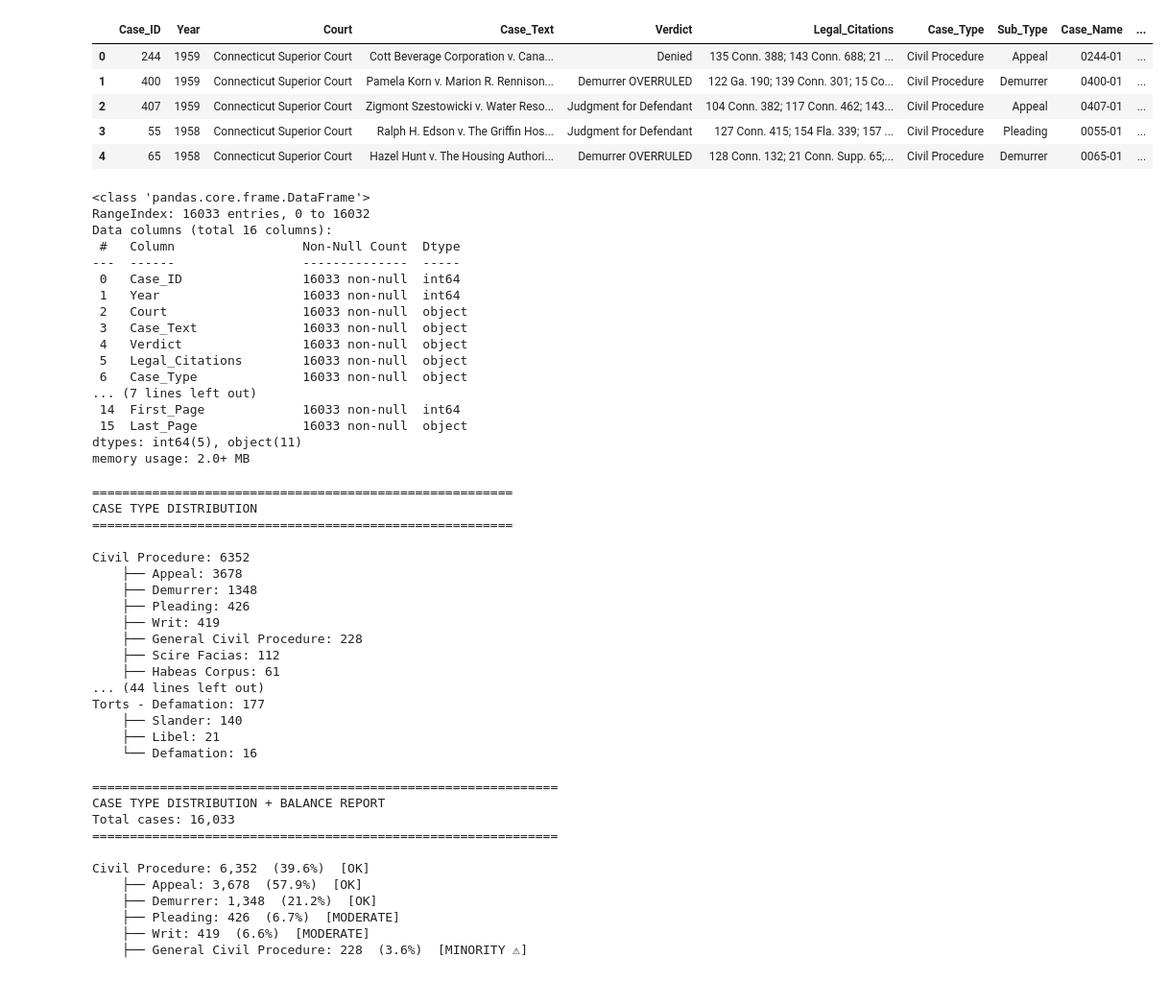
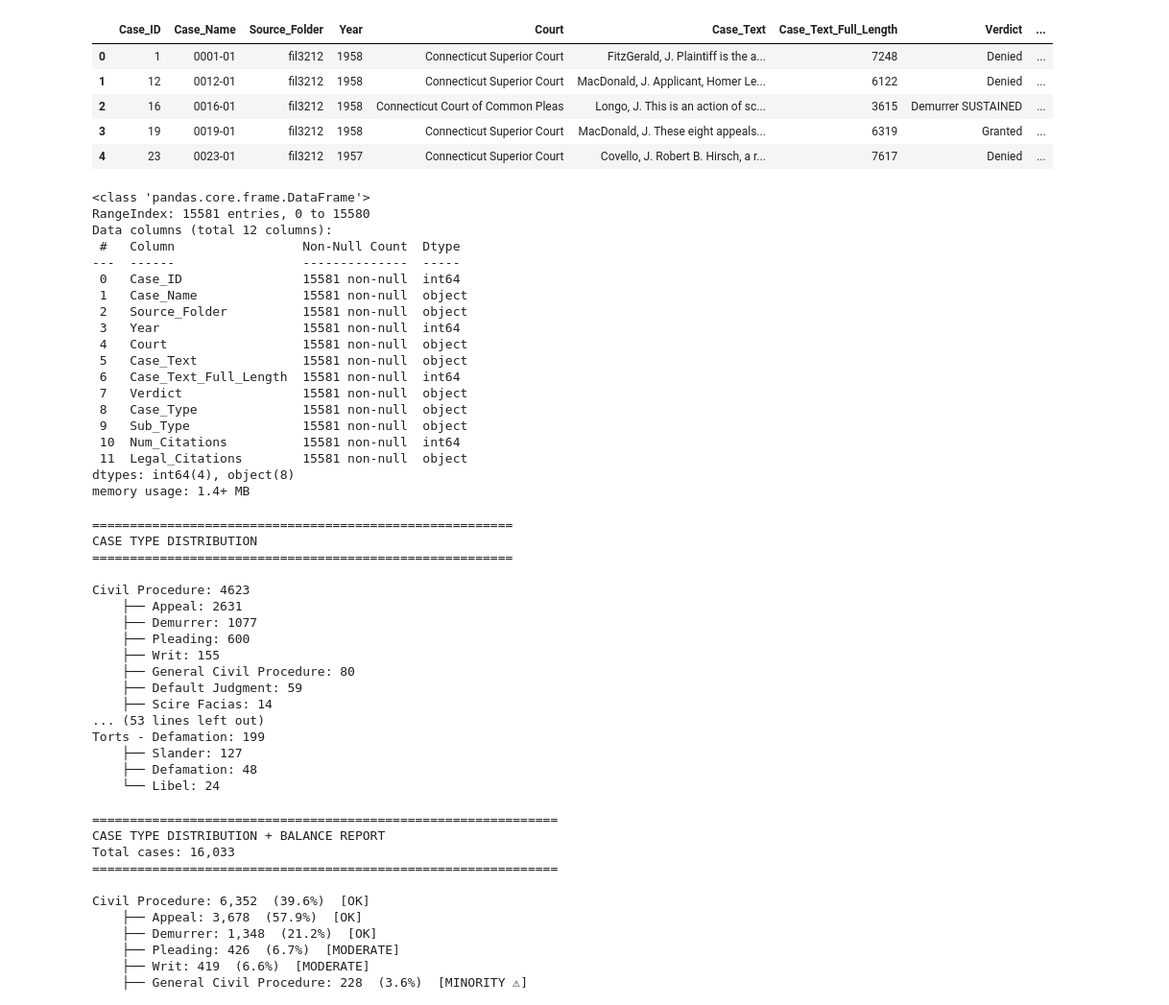
Before and after one commit to birhanumoges/legal-case-etl-nlp-pipeline, a Jupyter notebook: note_books/case_type_analysis.ipynb, the cells around one changed output. Shown at 96% size. Saved outputs shown, nothing was run; the diff lists cells and outputs as text; code cells hidden in the pictures.

```diff
--- a/note_books/case_type_analysis.ipynb
+++ b/note_books/case_type_analysis.ipynb
@@ -1,42 +1,44 @@
 # %%
 import pandas as pd
 import numpy as np
 import matplotlib.pyplot as plt
 import seaborn as sns
 from wordcloud import WordCloud
 from collections import Counter
 import re
 
 # Load your data
-df = pd.read_csv('C:/Users/DELL/Downloads/Legal Case/processed_data/clean_legal_cases.csv')
+df = pd.read_csv('C:/Users/DELL/Downloads/Legal Case/processed_data/clean_legal_cases22.csv')
 df.head()
 # %% [output]
-|  | Case_ID | Year | Court | Case_Text | Verdict | Legal_Citations | Case_Type | Sub_Type | Case_Name | ... |
-| 0 | 244 | 1959 | Connecticut Superior Court | Cott Beverage Corporation v. Cana... | Denied | 135 Conn. 388; 143 Conn. 688; 21 ... | Civil Procedure | Appeal | 0244-01 | ... |
-| 1 | 400 | 1959 | Connecticut Superior Court | Pamela Korn v. Marion R. Rennison... | Demurrer OVERRULED | 122 Ga. 190; 139 Conn. 301; 15 Co... | Civil Procedure | Demurrer | 0400-01 | ... |
-| 2 | 407 | 1959 | Connecticut Superior Court | Zigmont Szestowicki v. Water Reso... | Judgment for Defendant | 104 Conn. 382; 117 Conn. 462; 143... | Civil Procedure | Appeal | 0407-01 | ... |
-| 3 | 55 | 1958 | Connecticut Superior Court | Ralph H. Edson v. The Griffin Hos... | Judgment for Defendant | 127 Conn. 415; 154 Fla. 339; 157 ... | Civil Procedure | Pleading | 0055-01 | ... |
-| 4 | 65 | 1958 | Connecticut Superior Court | Hazel Hunt v. The Housing Authori... | Demurrer OVERRULED | 128 Conn. 132; 21 Conn. Supp. 65;... | Civil Procedure | Demurrer | 0065-01 | ... |
+|  | Case_ID | Case_Name | Source_Folder | Year | Court | Case_Text | Case_Text_Full_Length | Verdict | ... |
+| 0 | 1 | 0001-01 | fil3212 | 1958 | Connecticut Superior Court | FitzGerald, J. Plaintiff is the a... | 7248 | Denied | ... |
+| 1 | 12 | 0012-01 | fil3212 | 1958 | Connecticut Superior Court | MacDonald, J. Applicant, Homer Le... | 6122 | Denied | ... |
+| 2 | 16 | 0016-01 | fil3212 | 1958 | Connecticut Court of Common Pleas | Longo, J. This is an action of sc... | 3615 | Demurrer SUSTAINED | ... |
+| 3 | 19 | 0019-01 | fil3212 | 1958 | Connecticut Superior Court | MacDonald, J. These eight appeals... | 6319 | Granted | ... |
+| 4 | 23 | 0023-01 | fil3212 | 1957 | Connecticut Superior Court | Covello, J. Robert B. Hirsch, a r... | 7617 | Denied | ... |
 # %%
 df.info()
 # %% [output]
 <class 'pandas.core.frame.DataFrame'>
-RangeIndex: 16033 entries, 0 to 16032
-Data columns (total 16 columns):
+RangeIndex: 15581 entries, 0 to 15580
+Data columns (total 12 columns):
  #   Column                 Non-Null Count  Dtype
 ---  ------                 --------------  -----
- 0   Case_ID                16033 non-null  int64
- 1   Year                   16033 non-null  int64
- 2   Court                  16033 non-null  object
- 3   Case_Text              16033 non-null  object
- 4   Verdict                16033 non-null  object
- 5   Legal_Citations        16033 non-null  object
- 6   Case_Type              16033 non-null  object
-... (7 lines left out)
- 14  First_Page             16033 non-null  int64
- 15  Last_Page              16033 non-null  object
-dtypes: int64(5), object(11)
-memory usage: 2.0+ MB
+ 0   Case_ID                15581 non-null  int64
+ 1   Case_Name              15581 non-null  object
+ 2   Source_Folder          15581 non-null  object
+ 3   Year                   15581 non-null  int64
+ 4   Court                  15581 non-null  object
+ 5   Case_Text              15581 non-null  object
+ 6   Case_Text_Full_Length  15581 non-null  int64
+ 7   Verdict                15581 non-null  object
+ 8   Case_Type              15581 non-null  object
+ 9   Sub_Type               15581 non-null  object
+ 10  Num_Citations          15581 non-null  int64
+ 11  Legal_Citations        15581 non-null  object
+dtypes: int64(4), object(8)
+memory usage: 1.4+ MB
 # %%
 # case_distribution.py
 
@@ -79,19 +81,19 @@ print_case_distribution(df)
 CASE TYPE DISTRIBUTION
 ========================================================
 
-Civil Procedure: 6352
-    ├── Appeal: 3678
-    ├── Demurrer: 1348
-    ├── Pleading: 426
-    ├── Writ: 419
-    ├── General Civil Procedure: 228
-    ├── Scire Facias: 112
-    ├── Habeas Corpus: 61
-... (44 lines left out)
-Torts - Defamation: 177
-    ├── Slander: 140
-    ├── Libel: 21
-    └── Defamation: 16
+Civil Procedure: 4623
+    ├── Appeal: 2631
+    ├── Demurrer: 1077
+    ├── Pleading: 600
+    ├── Writ: 155
+    ├── General Civil Procedure: 80
+    ├── Default Judgment: 59
+    ├── Scire Facias: 14
+... (53 lines left out)
+Torts - Defamation: 199
+    ├── Slander: 127
+    ├── Defamation: 48
+    └── Libel: 24
 # %%
 # class_balance_report.py
 
```
